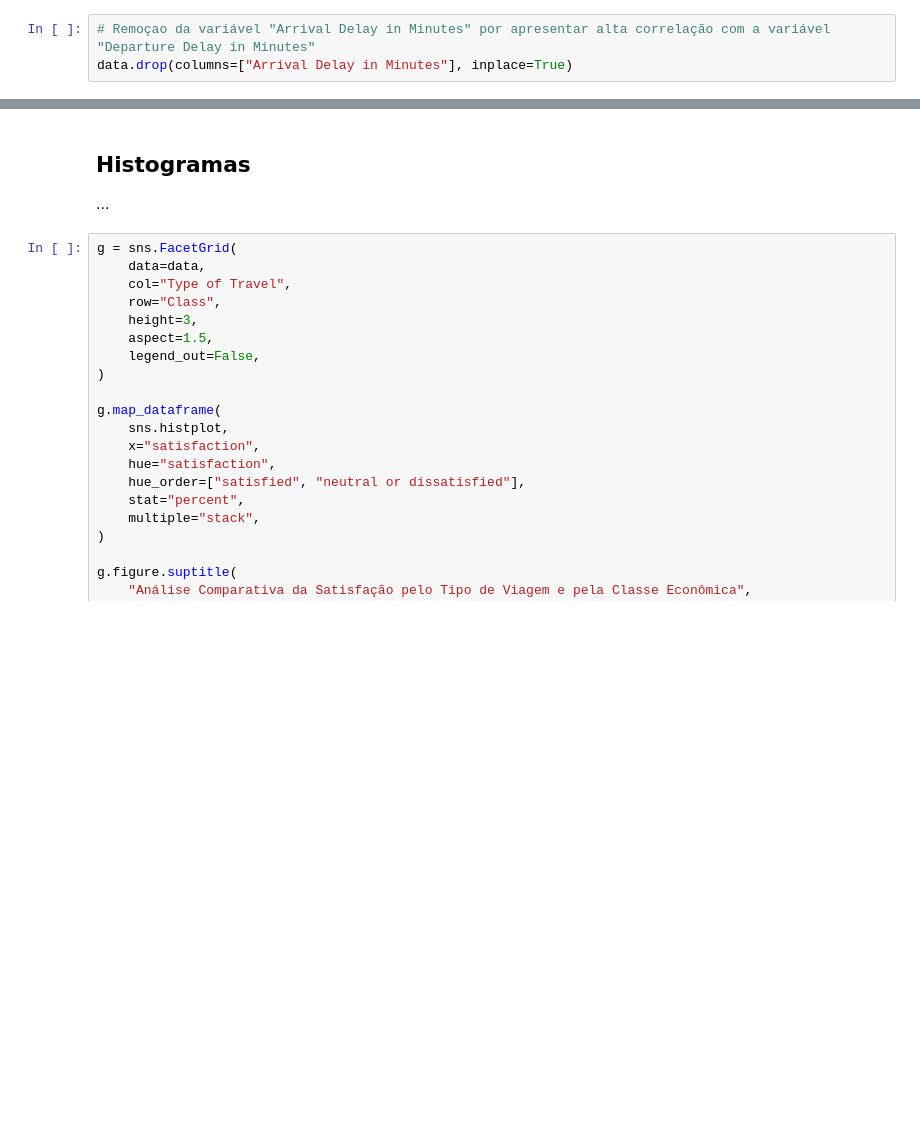
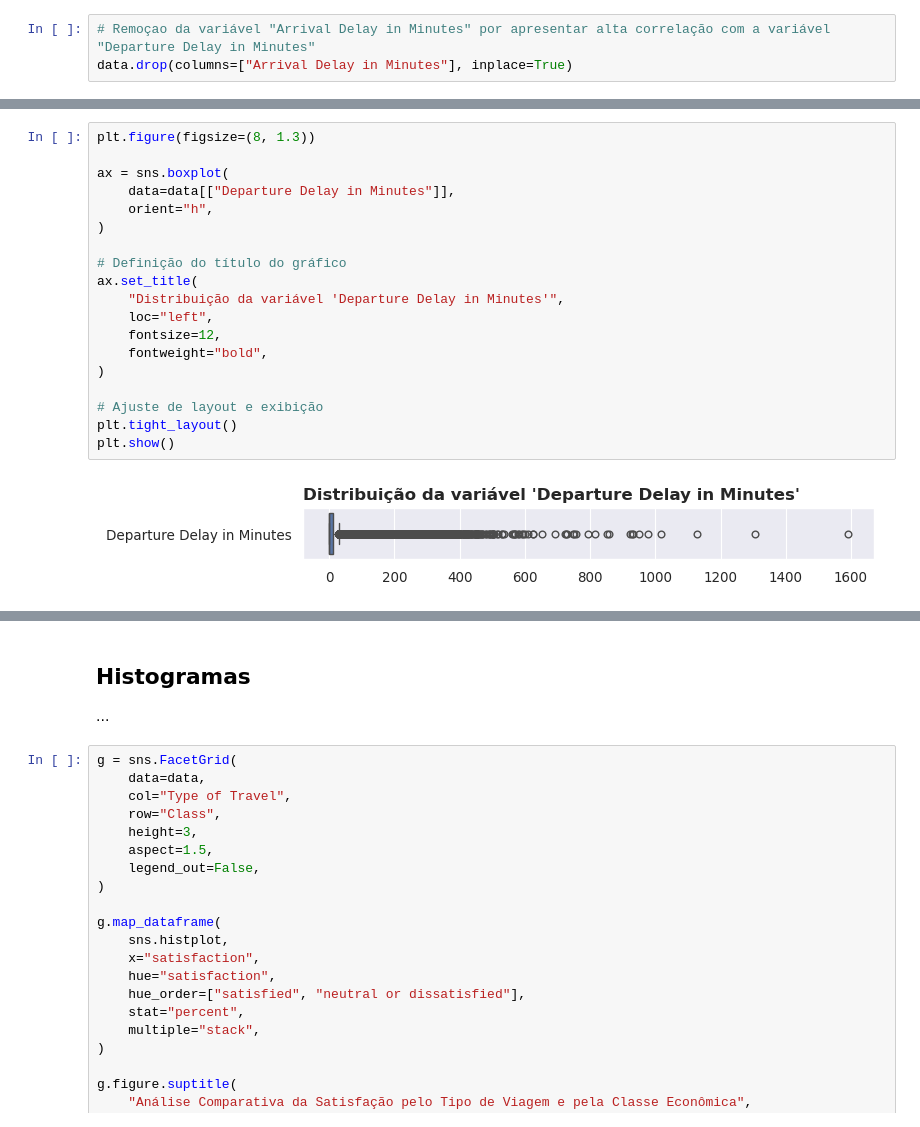
Before and after one commit to rogerioferreira/MVP-Analise-de-Dados-e-Boas-Praticas-PUC-RIO, a Jupyter notebook: notebooks/mvp-analise de dados e boas praticas.ipynb, the cells around one changed output, grey strips where cells are left out. Cells and saved outputs as stored; diff of their text form; blank space fills up the shorter version.

```diff
--- a/notebooks/mvp-analise de dados e boas praticas.ipynb
+++ b/notebooks/mvp-analise de dados e boas praticas.ipynb
@@ -340,0 +431,21 @@ data.drop(columns=["Arrival Delay in Minutes"], inplace=True)
+# %%
+plt.figure(figsize=(8, 1.3))
+
+ax = sns.boxplot(
+    data=data[["Departure Delay in Minutes"]],
+    orient="h",
+)
+
+# Definição do título do gráfico
+ax.set_title(
+    "Distribuição da variável 'Departure Delay in Minutes'",
+    loc="left",
+    fontsize=12,
+    fontweight="bold",
+)
+
+# Ajuste de layout e exibição
+plt.tight_layout()
+plt.show()
+# %% [output]
+[figure, added]
```
Also changed, not shown: parts of 21 cells of this notebook.
